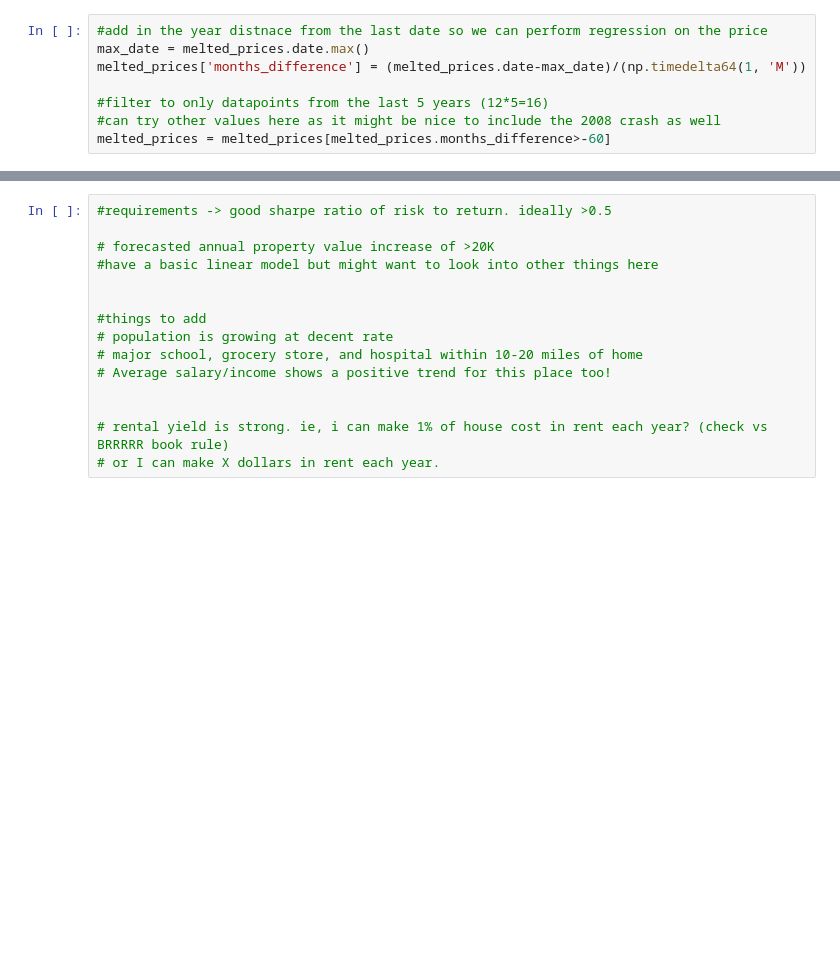
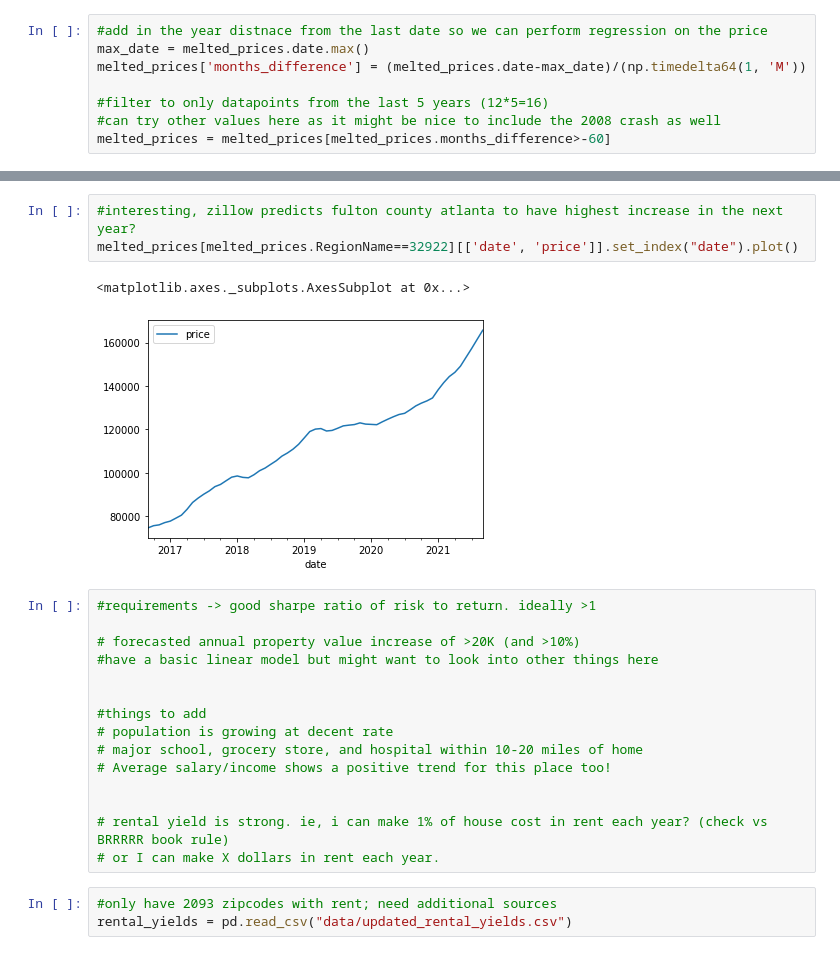
Before and after one commit to alexfraze/real_estate, a Jupyter notebook: eda.ipynb, the cells around one changed output, grey strips where cells are left out. Cells and saved outputs as stored; diff of their text form; blank space fills up the shorter version.

Commit message:
combined rent with appreciation

```diff
--- a/eda.ipynb
+++ b/eda.ipynb
@@ -100,7 +182,13 @@ plt.show()
+# %%
+#interesting, zillow predicts fulton county atlanta to have highest increase in the next year?
+melted_prices[melted_prices.RegionName==32922][['date', 'price']].set_index("date").plot()
+# %% [output]
+<matplotlib.axes._subplots.AxesSubplot at 0x...>
+[figure, added]
 # %%
-#requirements -> good sharpe ratio of risk to return. ideally >0.5
+#requirements -> good sharpe ratio of risk to return. ideally >1
 
-# forecasted annual property value increase of >20K
+# forecasted annual property value increase of >20K (and >10%)
 #have a basic linear model but might want to look into other things here
 
 
@@ -112,3 +200,6 @@ plt.show()
 
 # rental yield is strong. ie, i can make 1% of house cost in rent each year? (check vs BRRRRR book rule)
 # or I can make X dollars in rent each year.
+# %%
+#only have 2093 zipcodes with rent; need additional sources
+rental_yields = pd.read_csv("data/updated_rental_yields.csv")
```
Also changed, not shown: parts of 21 cells of this notebook, 1 other file.
